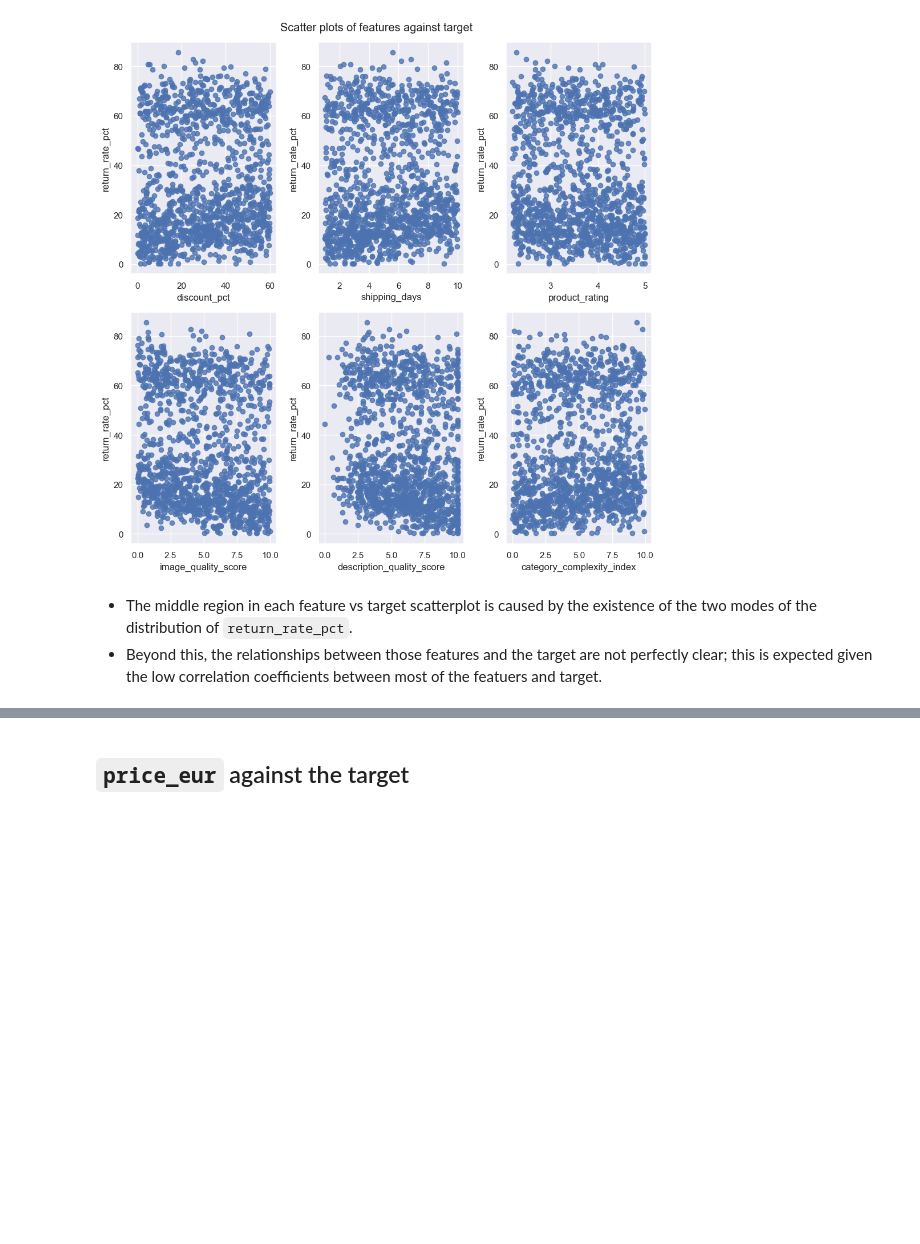
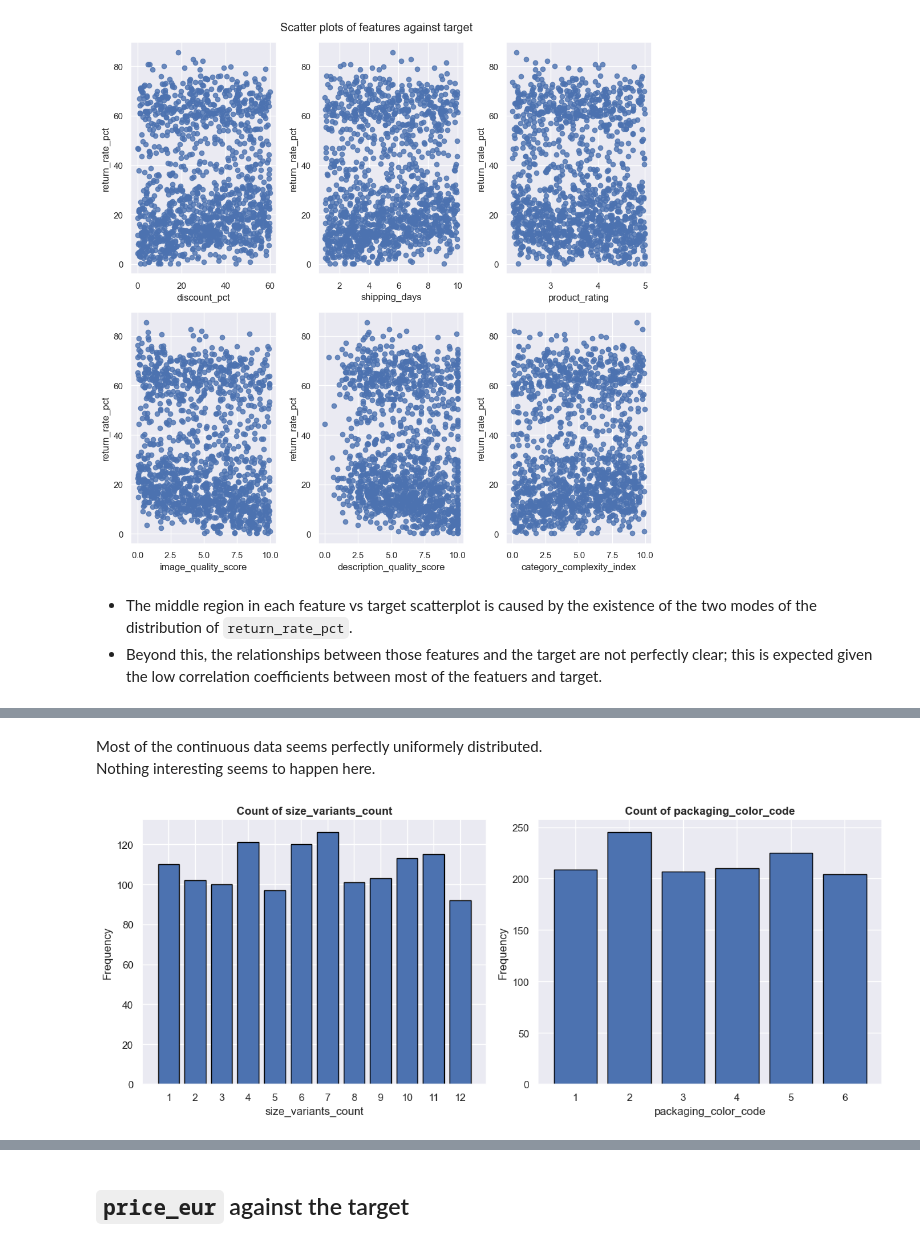
Before and after one commit to tomabrihacescu/return_rate_ecommerce_platform, a Jupyter notebook: draft1.ipynb, the cells around one changed output, grey strips where cells are left out. Drawn from its saved outputs; the diff is of its cells as text; code cells hidden in the pictures; blank space fills up the shorter version.

```diff
--- a/draft1.ipynb
+++ b/draft1.ipynb
@@ -152,0 +145,27 @@ plt.show()
+# %% [markdown]
+Most of the continuous data seems perfectly uniformely distributed. <br>
+Nothing interesting seems to happen here.
+# %%
+discrete_uniform_cols = [
+    'size_variants_count',
+    'packaging_color_code'
+]
+
+fig, axes = plt.subplots(nrows=1, ncols=2, figsize=(12, 5))
+
+for i, col in enumerate(discrete_uniform_cols):
+    counts = train[col].value_counts().sort_index()
+
+
+    axes[i].bar(counts.index, counts.values, edgecolor='black')
+
+    axes[i].set_title(f'Count of {col}', fontsize=12, fontweight='bold')
+    axes[i].set_ylabel('Frequency')
+    axes[i].set_xlabel(col)
+
+    axes[i].set_xticks(counts.index)
+
+plt.tight_layout()
+plt.show()
+# %% [output]
+[figure, added]
```
Also changed, not shown: parts of 16 cells of this notebook, 1 other file.
